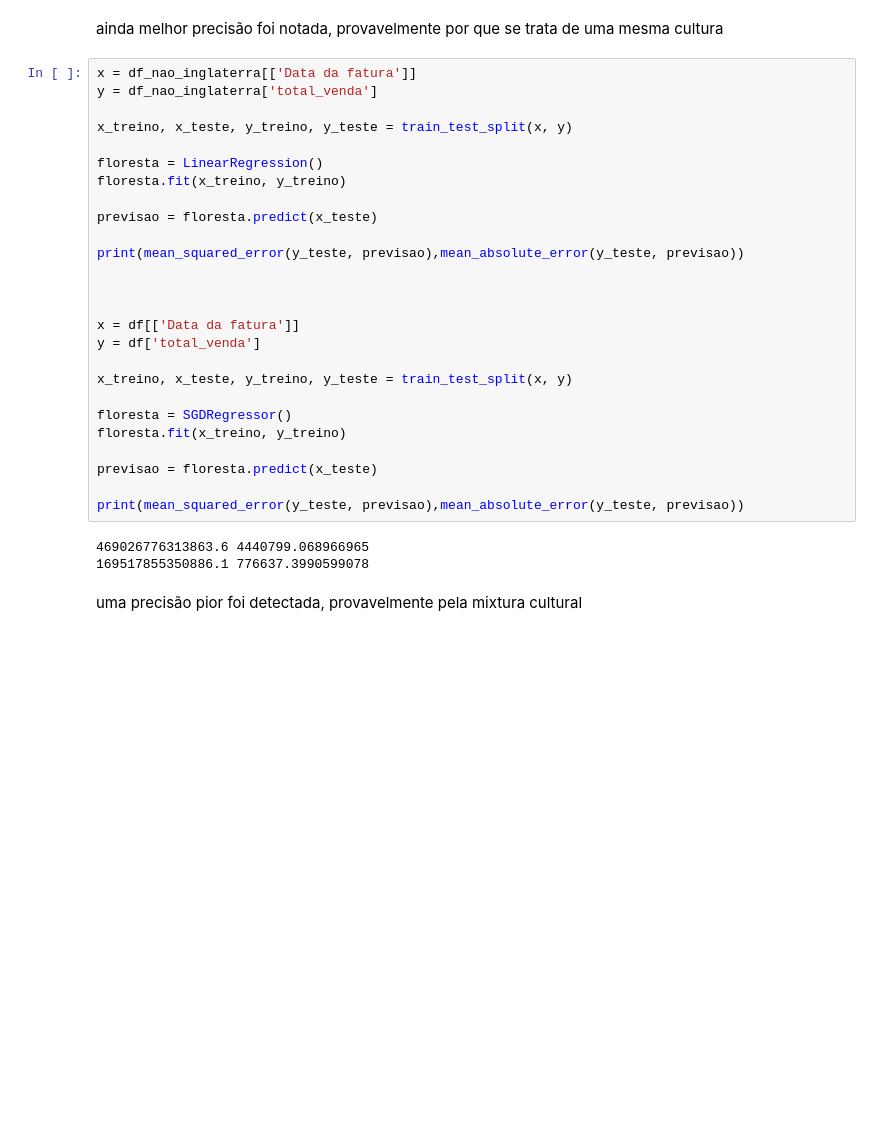
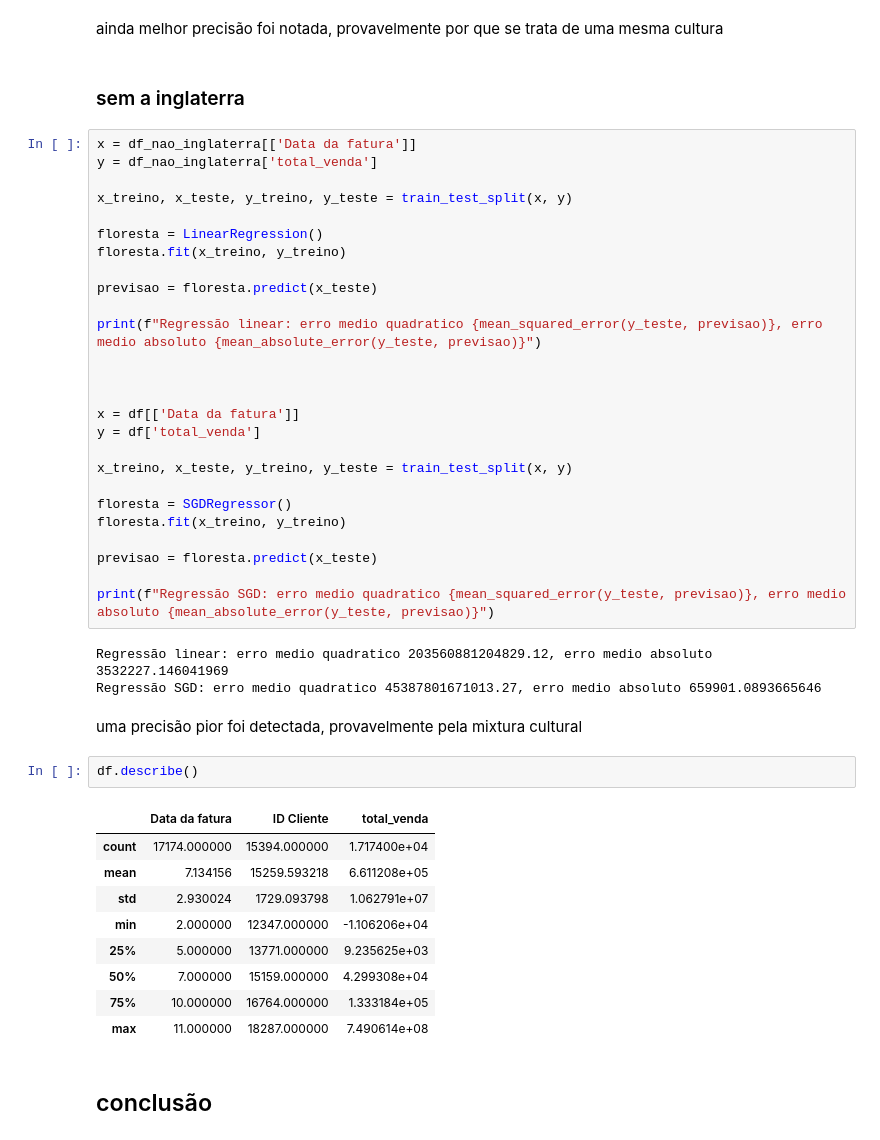
Before and after one commit to Walter-Alves-602/Pojeto_loja_DS, a Jupyter notebook: proejto_final.ipynb, the cells around one changed output. Cells and saved outputs as stored; diff of their text form; blank space fills up the shorter version.

```diff
--- a/proejto_final.ipynb
+++ b/proejto_final.ipynb
@@ -357,5 +367,7 @@ print(mean_squared_error(y_teste, previsao),mean_absolute_error(y_teste, previsa
 # %% [markdown]
 ainda melhor precisão foi notada, provavelmente por que se trata de uma mesma cultura
+# %% [markdown]
+### sem a inglaterra
 # %%
 x = df_nao_inglaterra[['Data da fatura']]
 y = df_nao_inglaterra['total_venda']
@@ -367,7 +379,7 @@ floresta.fit(x_treino, y_treino)
 
 previsao = floresta.predict(x_teste)
 
-print(mean_squared_error(y_teste, previsao),mean_absolute_error(y_teste, previsao))
+print(f"Regressão linear: erro medio quadratico {mean_squared_error(y_teste, previsao)}, erro medio absoluto {mean_absolute_error(y_teste, previsao)}")
 
 
 
@@ -381,9 +393,23 @@ floresta.fit(x_treino, y_treino)
 
 previsao = floresta.predict(x_teste)
 
-print(mean_squared_error(y_teste, previsao),mean_absolute_error(y_teste, previsao))
+print(f"Regressão SGD: erro medio quadratico {mean_squared_error(y_teste, previsao)}, erro medio absoluto {mean_absolute_error(y_teste, previsao)}")
 # %% [output]
-469026776313863.6 4440799.068966965
-169517855350886.1 776637.3990599078
+Regressão linear: erro medio quadratico 203560881204829.12, erro medio absoluto 3532227.146041969
+Regressão SGD: erro medio quadratico 45387801671013.27, erro medio absoluto 659901.0893665646
 # %% [markdown]
 uma precisão pior foi detectada, provavelmente pela mixtura cultural
+# %%
+df.describe()
+# %% [output]
+|  | Data da fatura | ID Cliente | total_venda |
+| count | 17174.000000 | 15394.000000 | 1.717400e+04 |
+| mean | 7.134156 | 15259.593218 | 6.611208e+05 |
+| std | 2.930024 | 1729.093798 | 1.062791e+07 |
+| min | 2.000000 | 12347.000000 | -1.106206e+04 |
+| 25% | 5.000000 | 13771.000000 | 9.235625e+03 |
+| 50% | 7.000000 | 15159.000000 | 4.299308e+04 |
+| 75% | 10.000000 | 16764.000000 | 1.333184e+05 |
+| max | 11.000000 | 18287.000000 | 7.490614e+08 |
+# %% [markdown]
+## conclusão
```
Also changed, not shown: parts of 10 cells of this notebook, 3 other files.
